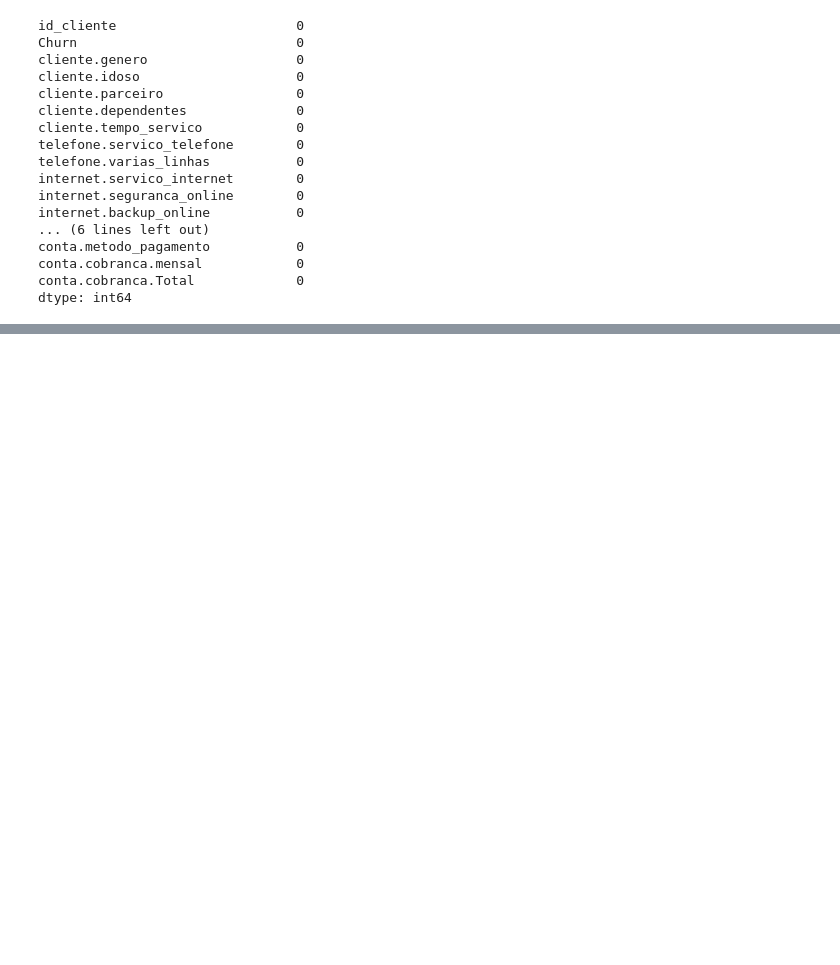
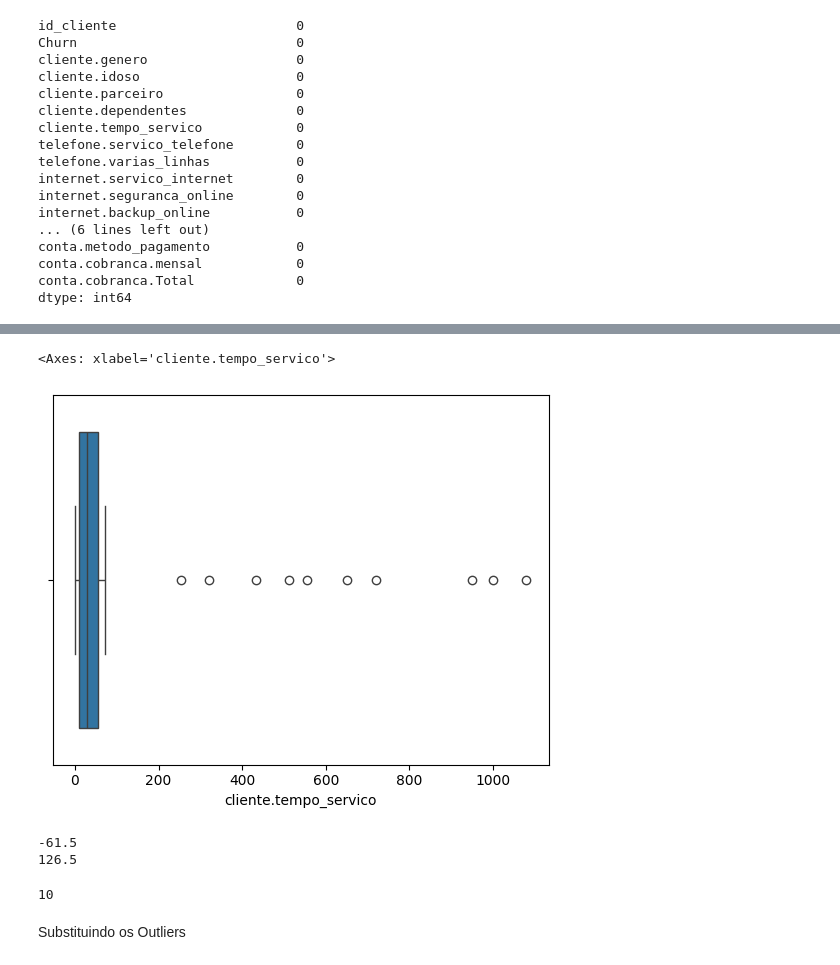
Before and after one commit to mVolpatoConsultorDS/Alura_ED_PythonOO, a Jupyter notebook: pipeline_dados/notebooks/limp_trat_datos.ipynb, the cells around one changed output, grey strips where cells are left out. Saved outputs shown, nothing was run; the diff lists cells and outputs as text; code cells hidden in the pictures; blank space fills up the shorter version.

```diff
--- a/pipeline_dados/notebooks/limp_trat_datos.ipynb
+++ b/pipeline_dados/notebooks/limp_trat_datos.ipynb
@@ -519,0 +535,5 @@ dtype: int64
+# %%
+sns.boxplot(x=df_sem_nulo['cliente.tempo_servico'])
+# %% [output]
+<Axes: xlabel='cliente.tempo_servico'>
+[figure, added]
@@ -519,0 +546,13 @@ dtype: int64
+# %%
+print(limite_inferior)
+print(limite_superior)
+outliers_index = (df_sem_nulo['cliente.tempo_servico'] < limite_inferior) | (df_sem_nulo['cliente.tempo_servico'] > limite_superior)
+# %% [output]
+-61.5
+126.5
+# %%
+df_sem_nulo[outliers_index]['cliente.tempo_servico'].count()
+# %% [output]
+10
+# %% [markdown]
+Substituindo os Outliers
```
Also changed, not shown: parts of 26 cells of this notebook.
